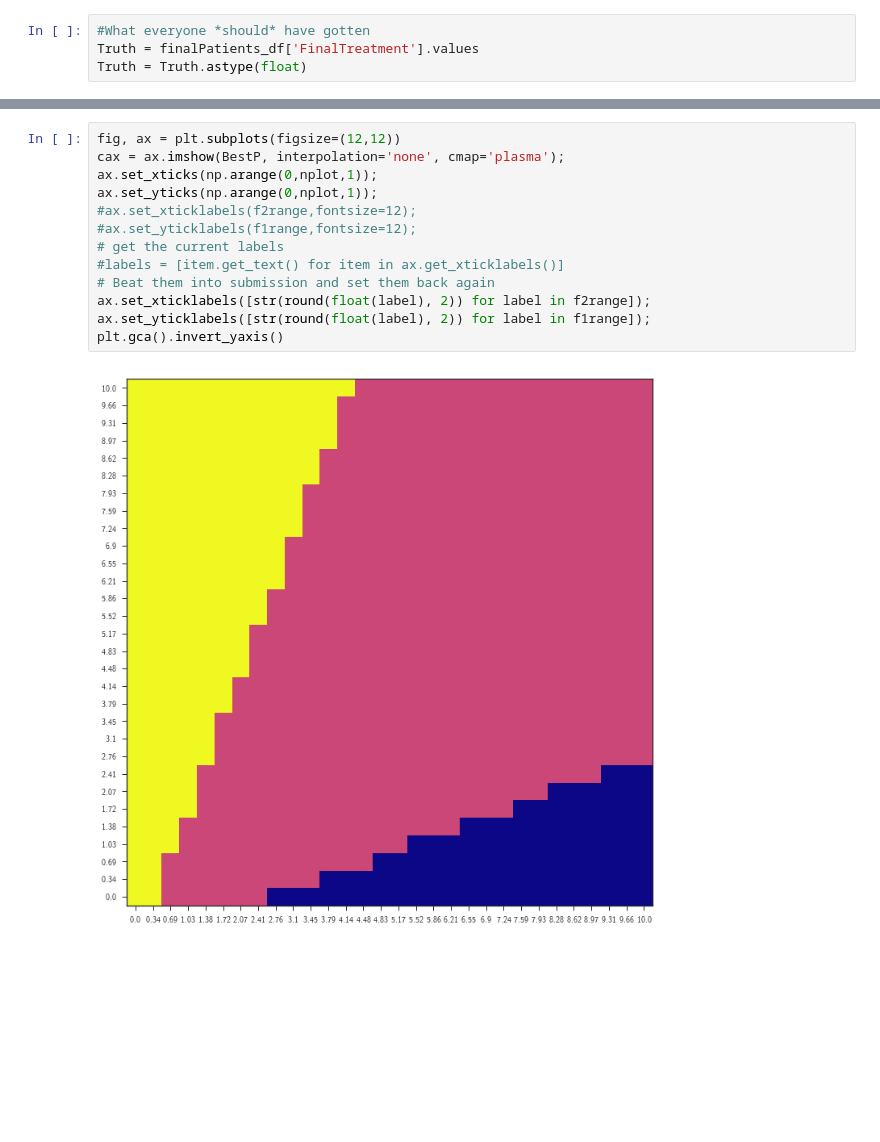
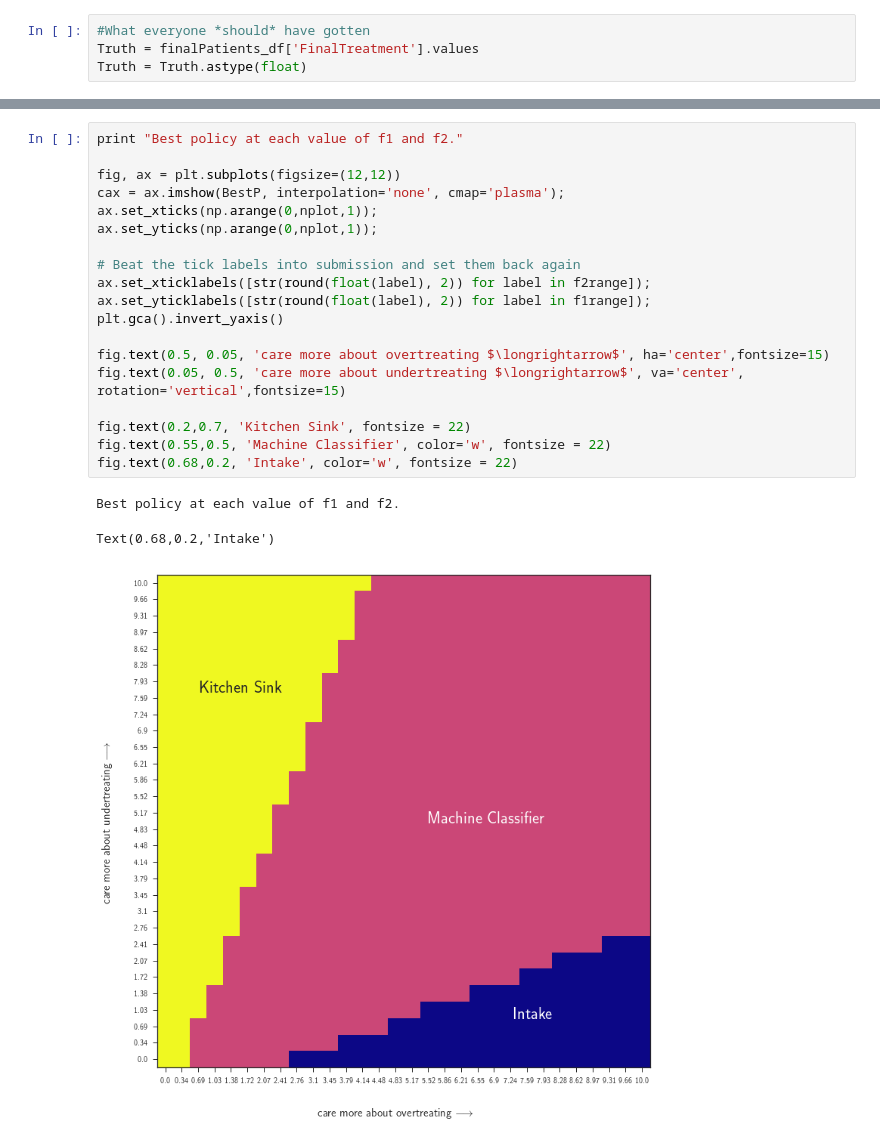
Before and after one commit to lmaesampson/CNSCat, a Jupyter notebook: Laura/Code/LatestWork.ipynb, the cells around one changed output, grey strips where cells are left out. Drawn from its saved outputs; the diff is of its cells as text; blank space fills up the shorter version.

```diff
--- a/Laura/Code/LatestWork.ipynb
+++ b/Laura/Code/LatestWork.ipynb
@@ -497,15 +543,23 @@ Text(0.08,0.5,'care more about undertreating $\\longrightarrow$')
 # %%
+print "Best policy at each value of f1 and f2."
+
 fig, ax = plt.subplots(figsize=(12,12))
 cax = ax.imshow(BestP, interpolation='none', cmap='plasma');
 ax.set_xticks(np.arange(0,nplot,1));
 ax.set_yticks(np.arange(0,nplot,1));
-#ax.set_xticklabels(f2range,fontsize=12);
-#ax.set_yticklabels(f1range,fontsize=12);
-# get the current labels
-#labels = [item.get_text() for item in ax.get_xticklabels()]
-# Beat them into submission and set them back again
+
+# Beat the tick labels into submission and set them back again
 ax.set_xticklabels([str(round(float(label), 2)) for label in f2range]);
 ax.set_yticklabels([str(round(float(label), 2)) for label in f1range]);
 plt.gca().invert_yaxis()
+
+fig.text(0.5, 0.05, 'care more about overtreating $\longrightarrow$', ha='center',fontsize=15)
+fig.text(0.05, 0.5, 'care more about undertreating $\longrightarrow$', va='center', rotation='vertical',fontsize=15)
+
+fig.text(0.2,0.7, 'Kitchen Sink', fontsize = 22)
+fig.text(0.55,0.5, 'Machine Classifier', color='w', fontsize = 22)
+fig.text(0.68,0.2, 'Intake', color='w', fontsize = 22)
 # %% [output]
+Best policy at each value of f1 and f2.
+Text(0.68,0.2,'Intake')
-[figure, old version]
+[figure, new version]
```
Also changed, not shown: parts of 11 cells of this notebook.
